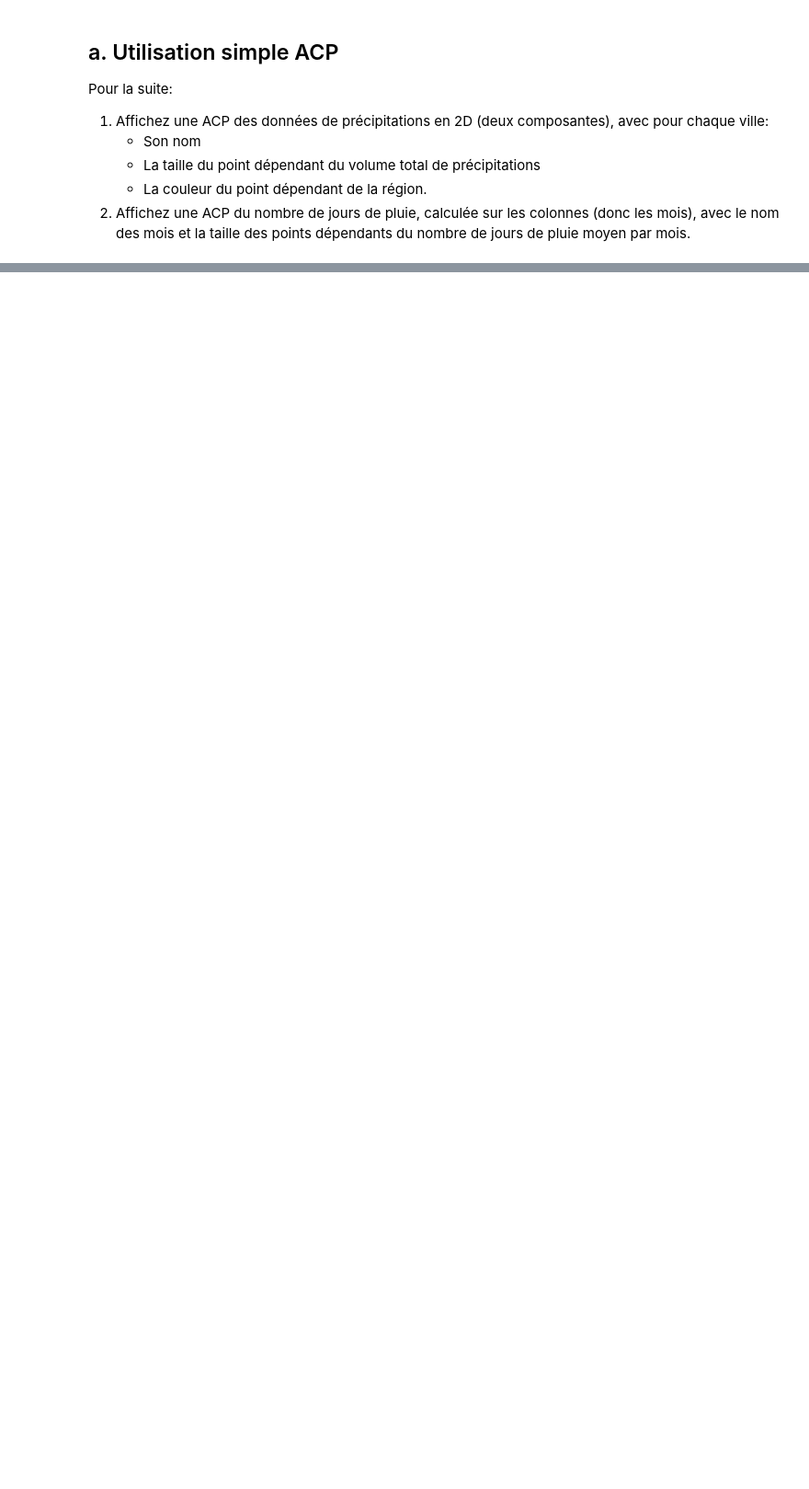
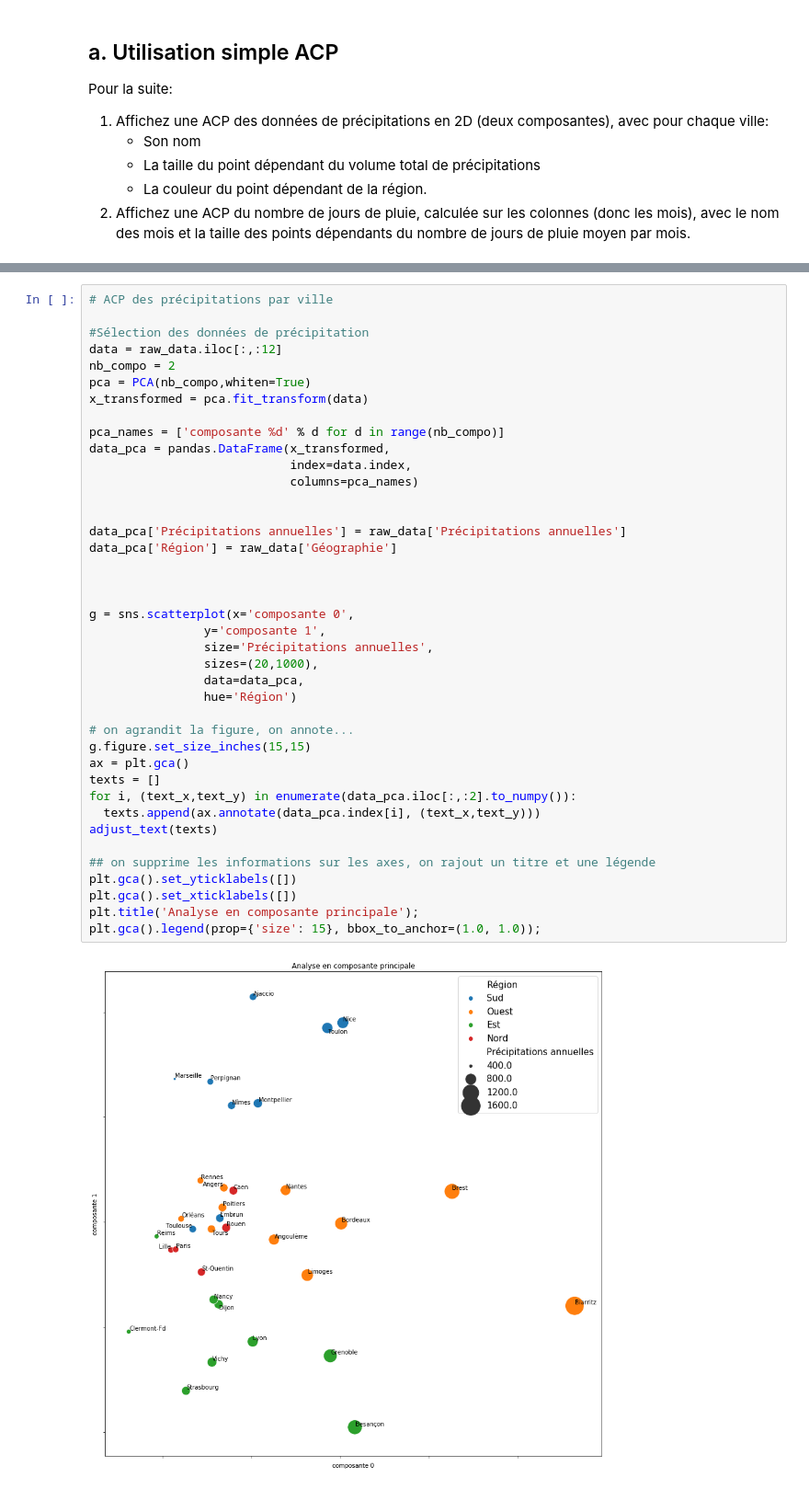
Before and after one commit to campusplage/compte-rendus-martin_elatrache, a Jupyter notebook: Copie_de_TP2_sklearn.ipynb, the cells around one changed output, grey strips where cells are left out. Shown at 92% size. Saved outputs shown, nothing was run; the diff lists cells and outputs as text; blank space fills up the shorter version.

```diff
--- a/Copie_de_TP2_sklearn.ipynb
+++ b/Copie_de_TP2_sklearn.ipynb
@@ -388,0 +442,42 @@ Pour la suite:
+# %%
+# ACP des précipitations par ville
+
+#Sélection des données de précipitation
+data = raw_data.iloc[:,:12]
+nb_compo = 2
+pca = PCA(nb_compo,whiten=True)
+x_transformed = pca.fit_transform(data)
+
+pca_names = ['composante %d' % d for d in range(nb_compo)]
+data_pca = pandas.DataFrame(x_transformed,
+                            index=data.index,
+                            columns=pca_names)
+
+
+data_pca['Précipitations annuelles'] = raw_data['Précipitations annuelles']
+data_pca['Région'] = raw_data['Géographie']
+
+
+
+g = sns.scatterplot(x='composante 0',
+                y='composante 1',
+                size='Précipitations annuelles',
+                sizes=(20,1000),
+                data=data_pca,
+                hue='Région')
+
+# on agrandit la figure, on annote...
+g.figure.set_size_inches(15,15)
+ax = plt.gca()
+texts = []
+for i, (text_x,text_y) in enumerate(data_pca.iloc[:,:2].to_numpy()):
+  texts.append(ax.annotate(data_pca.index[i], (text_x,text_y)))
+adjust_text(texts)
+
+## on supprime les informations sur les axes, on rajout un titre et une légende
+plt.gca().set_yticklabels([])
+plt.gca().set_xticklabels([])
+plt.title('Analyse en composante principale');
+plt.gca().legend(prop={'size': 15}, bbox_to_anchor=(1.0, 1.0));
+# %% [output]
+[figure, added]
```
Also changed, not shown: parts of 22 cells of this notebook.
